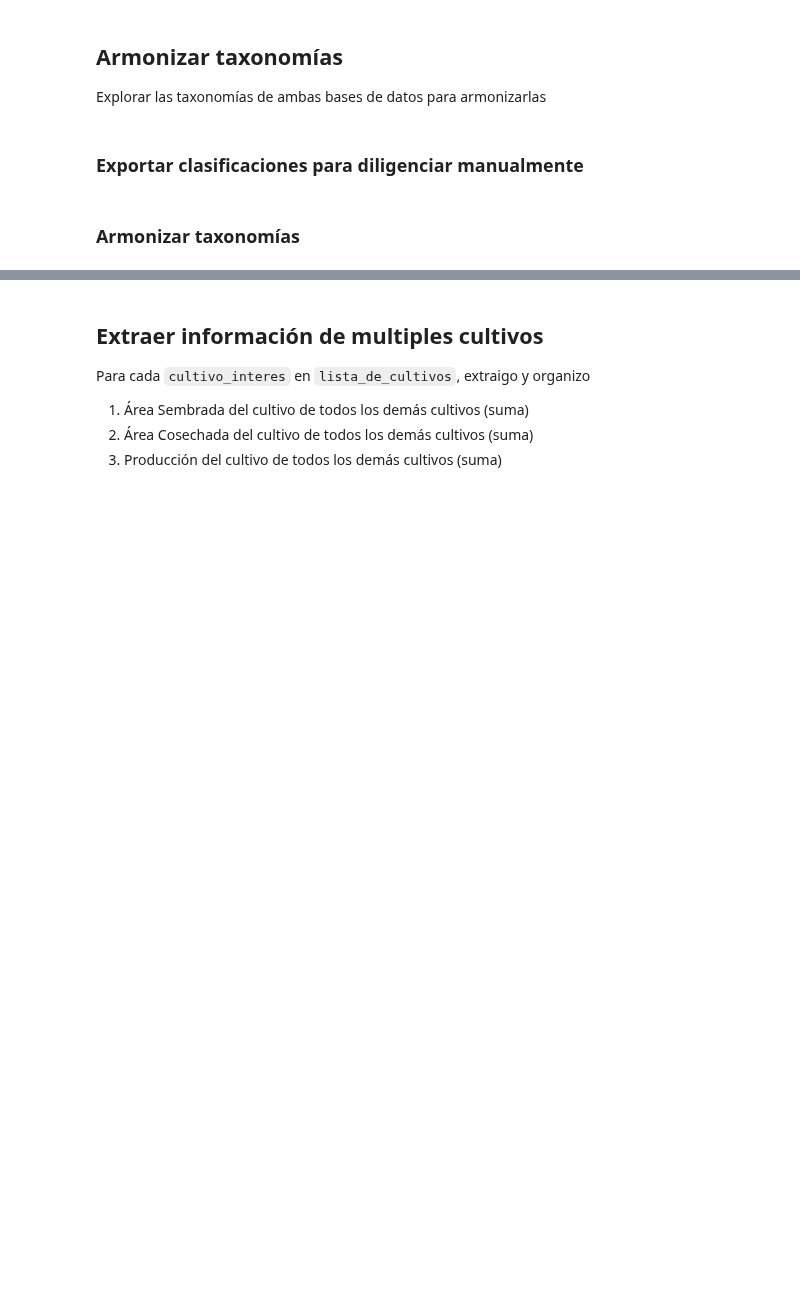
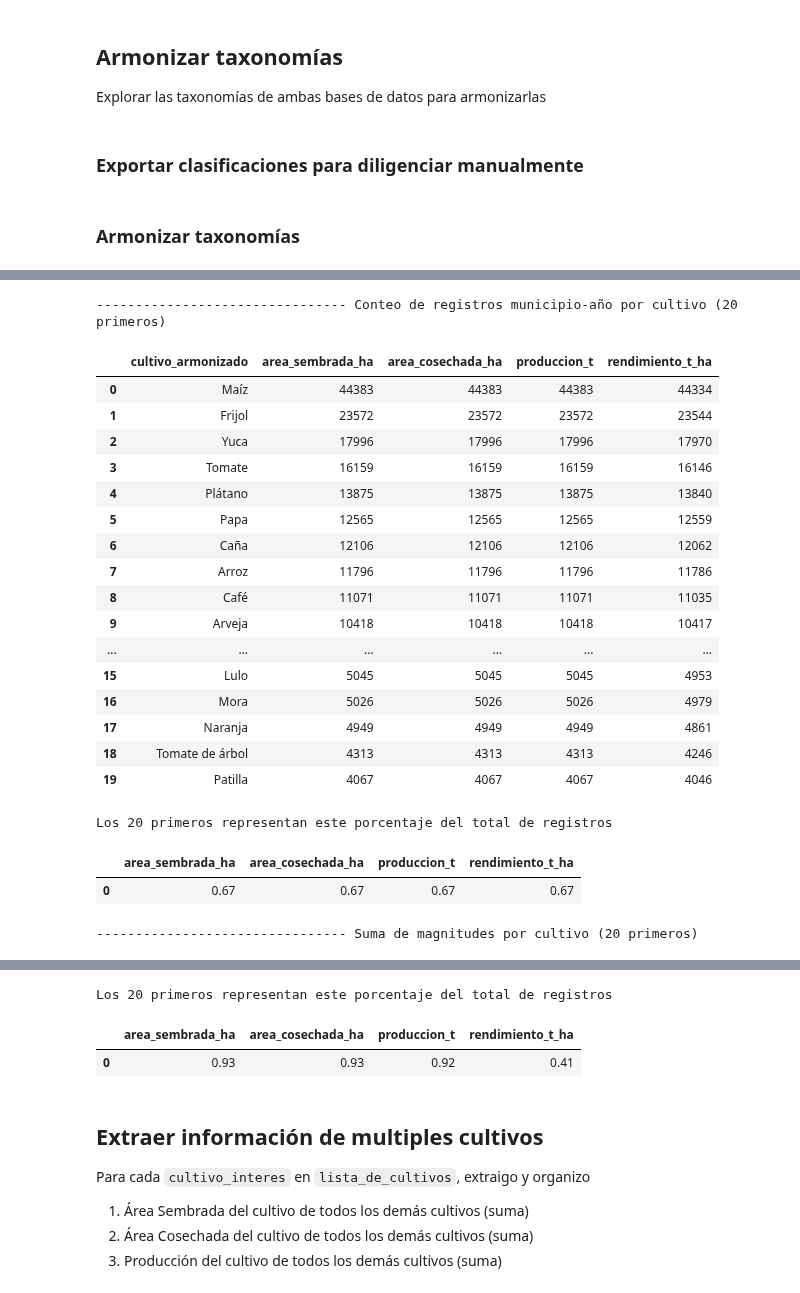
Before and after one commit to JC-AlfonsoR/PEG-mining-agriculture, a Jupyter notebook: engines/1001_process_UPRA.ipynb, the cells around one changed output, grey strips where cells are left out. Cells and saved outputs as stored; diff of their text form; code cells hidden in the pictures; blank space fills up the shorter version.

```diff
--- a/engines/1001_process_UPRA.ipynb
+++ b/engines/1001_process_UPRA.ipynb
@@ -314,0 +338,19 @@ Pprcentaje de valores que se conservan: despues / antes
+# %%
+# Revisar suma de valores de los indicadores antes y después del merge
+print(MSC_SEPARADOR, "UPRA 2019-2024: Resumen de todos los valores ANTES de armonizar")
+antes = UPRA[['Área sembrada (ha)',	'Área cosechada (ha)',	'Producción (t)', 'Rendimiento (t/ha)']].aggregate(['sum', 'count'])
+display(antes)
+
+# Agregar columnas de datos armonizados
+UPRA_armonizado = UPRA.merge(
+    clasificacion_armonizada_2019_2024,
+    on='cultivo_original',
+    how='right', # Mantener solo los cultivos que existen en la lista armonizada
+    validate='m:1'
+)
+print(MSC_SEPARADOR, "UPRA 2019-2024: Resumen de todos los valores DESPUES de armonizar")
+despues = UPRA_armonizado[['Área sembrada (ha)',	'Área cosechada (ha)',	'Producción (t)', 'Rendimiento (t/ha)']].aggregate(['sum', 'count'])
+display(despues)
+
+print(MSC_SEPARADOR, "UPRA 2019-2024: Porcentaje de magnitudes que se conservan: despues / antes")
+display(100*despues/antes)
@@ -314,0 +467,57 @@ Pprcentaje de valores que se conservan: despues / antes
+# %%
+# Extraer lista de cultivos disponibles
+cultivos_disponibles = sorted(UPRA_2007_2024['cultivo_armonizado'].unique())
+
+# Mostrar número de observaciones municipio-año disponibles de cada cultivo
+conteo_registros = (
+    UPRA_2007_2024.groupby(['cultivo_armonizado'])[columnas_numericas].count()
+        .reset_index()
+        .sort_values(by='area_sembrada_ha', ascending=False)
+        .reset_index(drop=True)
+)
+
+suma_registros = (
+    UPRA_2007_2024.groupby(['cultivo_armonizado'])[columnas_numericas].sum()
+        .reset_index()
+        .sort_values(by='area_sembrada_ha', ascending=False)
+        .reset_index(drop=True)
+)
+
+# Mostrar resumen de registros
+print(MSC_SEPARADOR, "Conteo de registros municipio-año por cultivo (20 primeros)")
+display(conteo_registros.head(20))
+suma_conteo_20primeros = conteo_registros.head(20)[columnas_numericas].sum().to_frame().transpose()
+suma_conteo_todos = conteo_registros[columnas_numericas].sum().to_frame().transpose()
+print("Los 20 primeros representan este porcentaje del total de registros")
+display(suma_conteo_20primeros/suma_conteo_todos)
+
+print(MSC_SEPARADOR, "Suma de magnitudes por cultivo (20 primeros)")
+display(suma_registros.head(20))
+suma_suma_20primeros = suma_registros.head(20)[columnas_numericas].sum().to_frame().transpose()
+suma_suma_todos = suma_registros[columnas_numericas].sum().to_frame().transpose()
+print("Los 20 primeros representan este porcentaje del total de registros")
+display(suma_suma_20primeros/suma_suma_todos)
+# Para rendimiento, el resultado de esta suma no tiene sentido económico. Solo se incluyó por el procesamiento de datos
+# %% [output]
+-------------------------------- Conteo de registros municipio-año por cultivo (20 primeros)
+|  | cultivo_armonizado | area_sembrada_ha | area_cosechada_ha | produccion_t | rendimiento_t_ha |
+| 0 | Maíz | 44383 | 44383 | 44383 | 44334 |
+| 1 | Frijol | 23572 | 23572 | 23572 | 23544 |
+| 2 | Yuca | 17996 | 17996 | 17996 | 17970 |
+| 3 | Tomate | 16159 | 16159 | 16159 | 16146 |
+| 4 | Plátano | 13875 | 13875 | 13875 | 13840 |
+| 5 | Papa | 12565 | 12565 | 12565 | 12559 |
+| 6 | Caña | 12106 | 12106 | 12106 | 12062 |
+| 7 | Arroz | 11796 | 11796 | 11796 | 11786 |
+| 8 | Café | 11071 | 11071 | 11071 | 11035 |
+| 9 | Arveja | 10418 | 10418 | 10418 | 10417 |
+| ... | ... | ... | ... | ... | ... |
+| 15 | Lulo | 5045 | 5045 | 5045 | 4953 |
+| 16 | Mora | 5026 | 5026 | 5026 | 4979 |
+| 17 | Naranja | 4949 | 4949 | 4949 | 4861 |
+| 18 | Tomate de árbol | 4313 | 4313 | 4313 | 4246 |
+| 19 | Patilla | 4067 | 4067 | 4067 | 4046 |
+Los 20 primeros representan este porcentaje del total de registros
+|  | area_sembrada_ha | area_cosechada_ha | produccion_t | rendimiento_t_ha |
+| 0 | 0.67 | 0.67 | 0.67 | 0.67 |
+-------------------------------- Suma de magnitudes por cultivo (20 primeros)
@@ -315,3 +541,6 @@ Pprcentaje de valores que se conservan: despues / antes
+Los 20 primeros representan este porcentaje del total de registros
+|  | area_sembrada_ha | area_cosechada_ha | produccion_t | rendimiento_t_ha |
+| 0 | 0.93 | 0.93 | 0.92 | 0.41 |
 # %% [markdown]
 ## Extraer información de multiples cultivos
 Para cada `cultivo_interes` en `lista_de_cultivos`, extraigo y organizo
```
Also changed, not shown: parts of 24 cells of this notebook, 5 other files.
